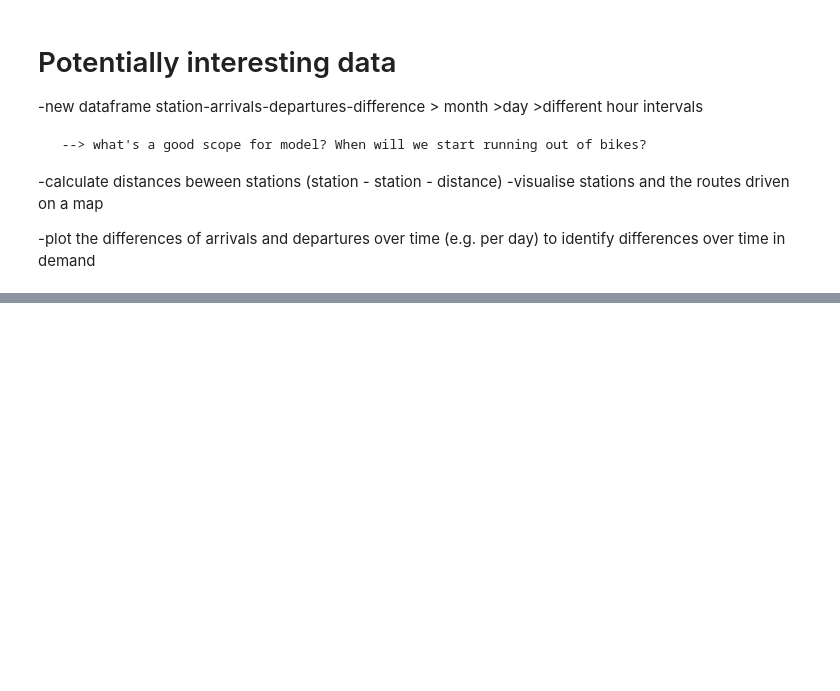
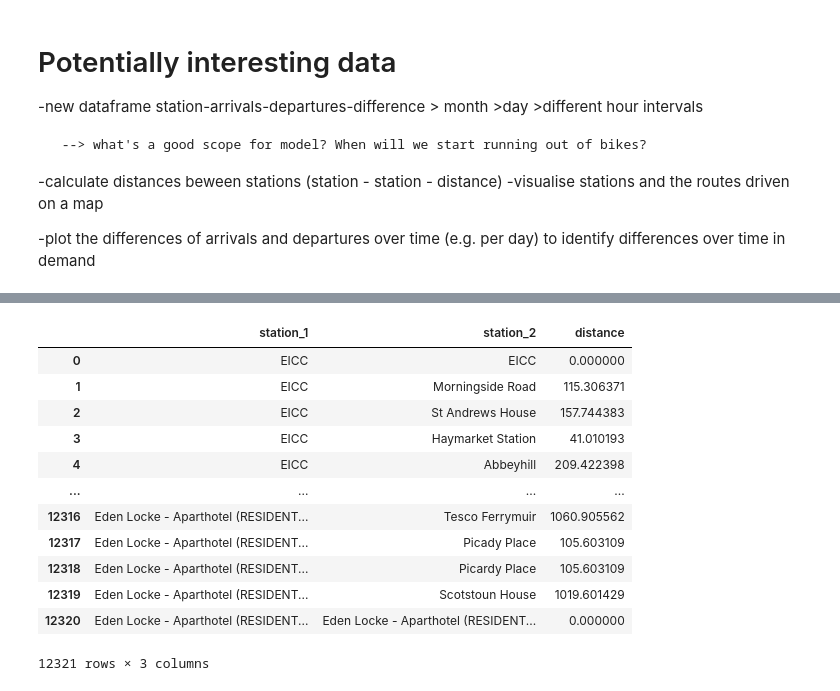
Before and after one commit to NikolasHe/MMCS_Project, a Jupyter notebook: notebook.ipynb, the cells around one changed output, grey strips where cells are left out. Saved outputs shown, nothing was run; the diff lists cells and outputs as text; code cells hidden in the pictures; blank space fills up the shorter version.

Commit message:
added distance fuction along with jupyter code

```diff
--- a/notebook.ipynb
+++ b/notebook.ipynb
@@ -181,3 +181,54 @@ plt.show()
 # %% [output]
 [interactive output not drawn]
 [interactive output not drawn]
+# %%
+# compute distance between stations
+import pandas as pd
+import data_analysis.data as data
+
+# get names of all existing stations
+unique_stations = october_data.start_station_name.unique()
+
+#create empty dataframe
+df_loc = pd.DataFrame(columns = ['station_name', 'latitude', 'longitude'])
+
+# extract coordinates for each station
+for station in unique_stations:
+    lat = (october_data[october_data['start_station_name'] == station].iloc[0,6])
+    long = (october_data[october_data['start_station_name'] == station].iloc[0,7])
+    new_row = {'station_name': station, 'latitude': lat, 'longitude': long}
+    #append row to the dataframe
+    df_loc = df_loc.append(new_row, ignore_index=True)
+
+
+df_dist = pd.DataFrame(columns = ['station_1', 'station_2', 'distance'])
+# calculate distances
+for station_1 in df_loc['station_name']:
+    for station_2 in df_loc['station_name']:
+        lat_1 = df_loc[df_loc['station_name'] == station_1].iloc[0,1]
+        long_1 = df_loc[df_loc['station_name'] == station_1].iloc[0,2]
+
+        lat_2 = df_loc[df_loc['station_name'] == station_2].iloc[0,1]
+        long_2 = df_loc[df_loc['station_name'] == station_2].iloc[0,2]
+
+        dist = data.compute_distance(lat_1, long_1, lat_2, long_2)
+
+        new_row = {'station_1': station_1, 'station_2': station_2, 'distance': dist}
+        #append row to the dataframe
+        df_dist = df_dist.append(new_row, ignore_index=True)
+
+df_dist
+# %% [output]
+|  | station_1 | station_2 | distance |
+| 0 | EICC | EICC | 0.000000 |
+| 1 | EICC | Morningside Road | 115.306371 |
+| 2 | EICC | St Andrews House | 157.744383 |
+| 3 | EICC | Haymarket Station | 41.010193 |
+| 4 | EICC | Abbeyhill | 209.422398 |
+| ... | ... | ... | ... |
+| 12316 | Eden Locke - Aparthotel (RESIDENT... | Tesco Ferrymuir | 1060.905562 |
+| 12317 | Eden Locke - Aparthotel (RESIDENT... | Picady Place | 105.603109 |
+| 12318 | Eden Locke - Aparthotel (RESIDENT... | Picardy Place | 105.603109 |
+| 12319 | Eden Locke - Aparthotel (RESIDENT... | Scotstoun House | 1019.601429 |
+| 12320 | Eden Locke - Aparthotel (RESIDENT... | Eden Locke - Aparthotel (RESIDENT... | 0.000000 |
+12321 rows × 3 columns
```
Also changed, not shown: 1 other file.
